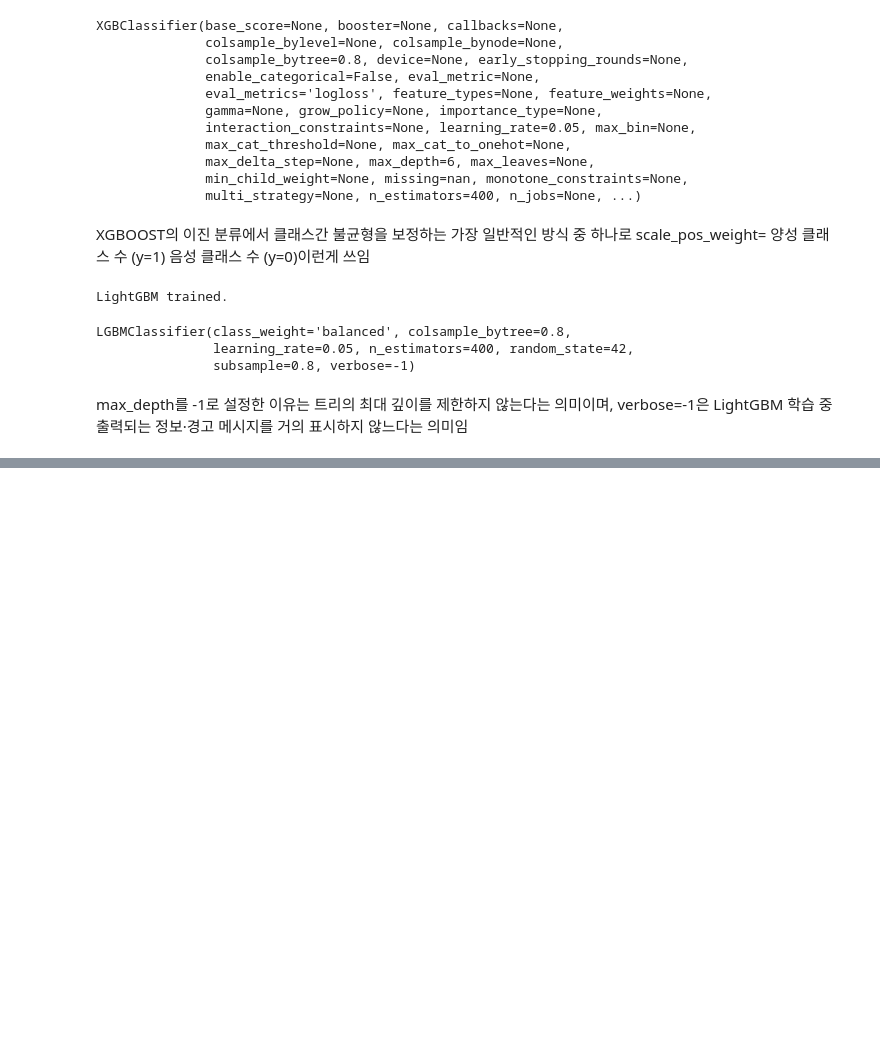
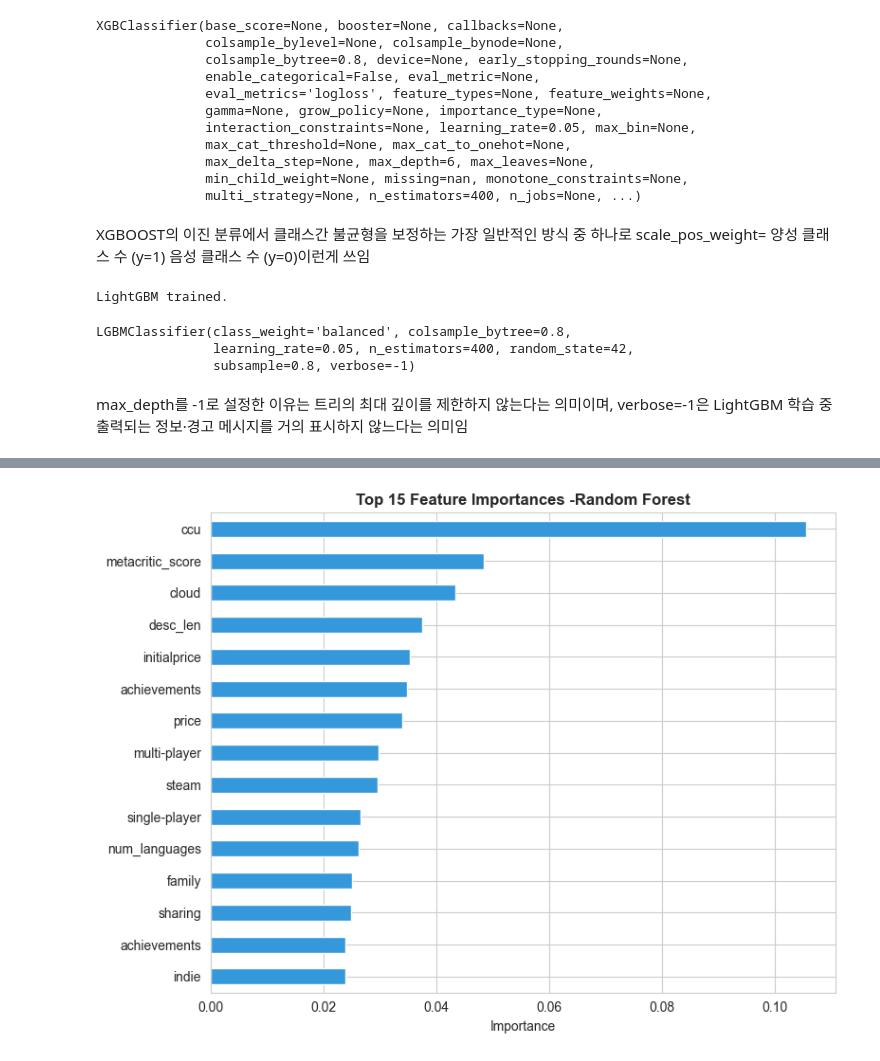
Before and after one commit to bikuud/Study_for_data, a Jupyter notebook: Practice/Kaggle/Code/kaggle_260915.ipynb, the cells around one changed output, grey strips where cells are left out. Drawn from its saved outputs; the diff is of its cells as text; code cells hidden in the pictures; blank space fills up the shorter version.

```diff
--- a/Practice/Kaggle/Code/kaggle_260915.ipynb
+++ b/Practice/Kaggle/Code/kaggle_260915.ipynb
@@ -269,0 +357,15 @@ max_depth를 -1로 설정한 이유는 트리의 최대 깊이를 제한하지
+# %%
+if hasattr(best_model, 'feature_importances_'):
+    importances=pd.Series(best_model.feature_importances_, index=feature_names)
+    top15= importances.sort_values(ascending=False).head(15)
+
+    plt.figure(figsize=(8,6))
+    top15.sort_values().plot(kind='barh', color='#3498db')
+    plt.title(f'Top 15 Feature Importances -{best_model_name}', fontweight='bold')
+    plt.xlabel('Importance')
+    plt.tight_layout()
+    plt.show()
+else:
+    print(f'{best_model_name} does not expose feature_importances_ directly.')
+# %% [output]
+[figure, added]
```
Also changed, not shown: parts of 7 cells of this notebook, 1 other file.
